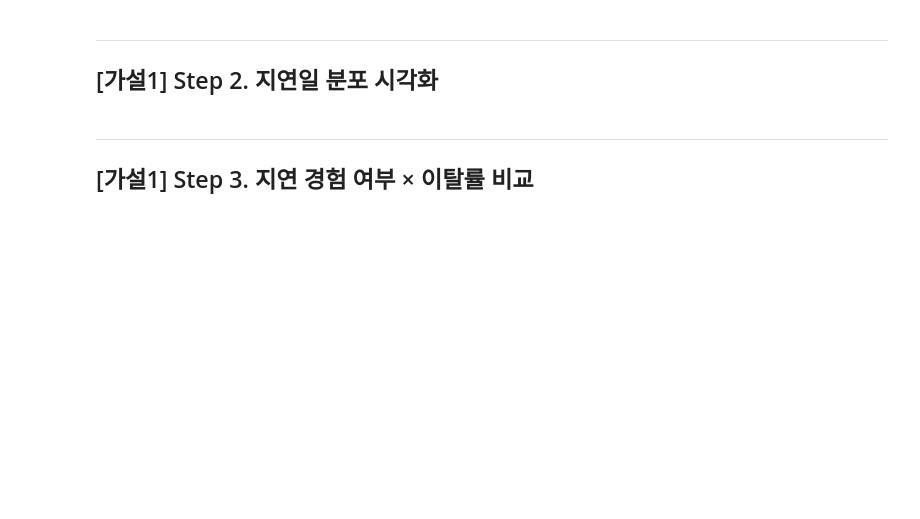
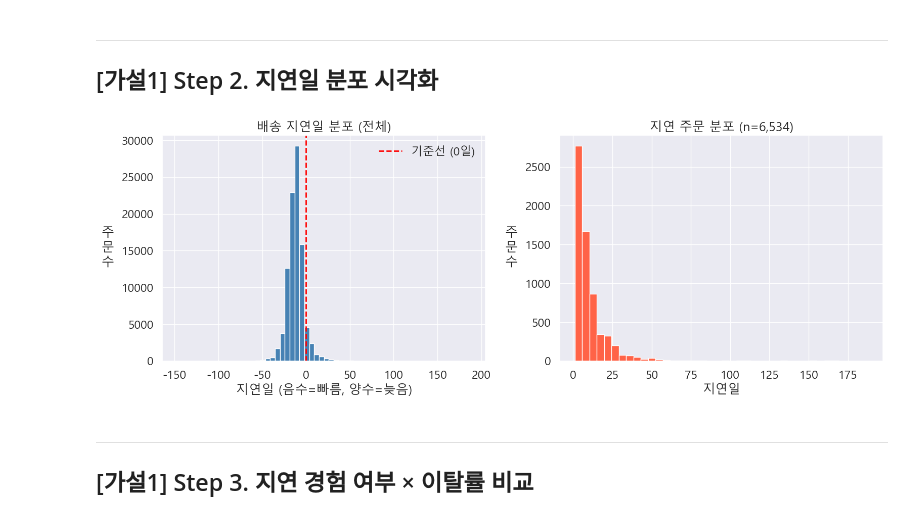
Before and after one commit to Jeongmxxjxx/olist-churn-project, a Jupyter notebook: notebooks/01_eda_hypothesis1.ipynb, the cells around one changed output. Saved outputs shown, nothing was run; the diff lists cells and outputs as text; code cells hidden in the pictures; blank space fills up the shorter version.

```diff
--- a/notebooks/01_eda_hypothesis1.ipynb
+++ b/notebooks/01_eda_hypothesis1.ipynb
@@ -166,24 +233,26 @@ print(f"  총 delivered 주문 수 : {len(delivered):,}건")
 # %%
 fig, axes = plt.subplots(1, 2, figsize=(16, 6))
 
 # 전체 분포
 axes[0].hist(delivered['delay_days'], bins=60, edgecolor='white', color='steelblue')
 axes[0].axvline(0, color='red', linestyle='--', linewidth=2, label='기준선 (0일)')
 axes[0].set_title('배송 지연일 분포 (전체)')
 axes[0].set_xlabel('지연일 (음수=빠름, 양수=늦음)')
-axes[0].set_ylabel('주문 수')
+axes[0].set_ylabel('주\n문\n수', rotation=0, labelpad=20, verticalalignment='center')
 axes[0].legend()
 
 # 지연 주문만 확대
 delayed_only = delivered[delivered['delay_days'] > 0]
 axes[1].hist(delayed_only['delay_days'], bins=40, edgecolor='white', color='tomato')
 axes[1].set_title(f'지연 주문 분포 (n={len(delayed_only):,})')
 axes[1].set_xlabel('지연일')
-axes[1].set_ylabel('주문 수')
+axes[1].set_ylabel('주\n문\n수', rotation=0, labelpad=20, verticalalignment='center')
 
 plt.tight_layout()
 plt.savefig('../outputs/eda_h1_delay_distribution.png', dpi=150)
 plt.show()
+# %% [output]
+[figure, added]
 # %% [markdown]
 ---
 ## [가설1] Step 3. 지연 경험 여부 × 이탈률 비교
```
Also changed, not shown: parts of 11 cells of this notebook.
